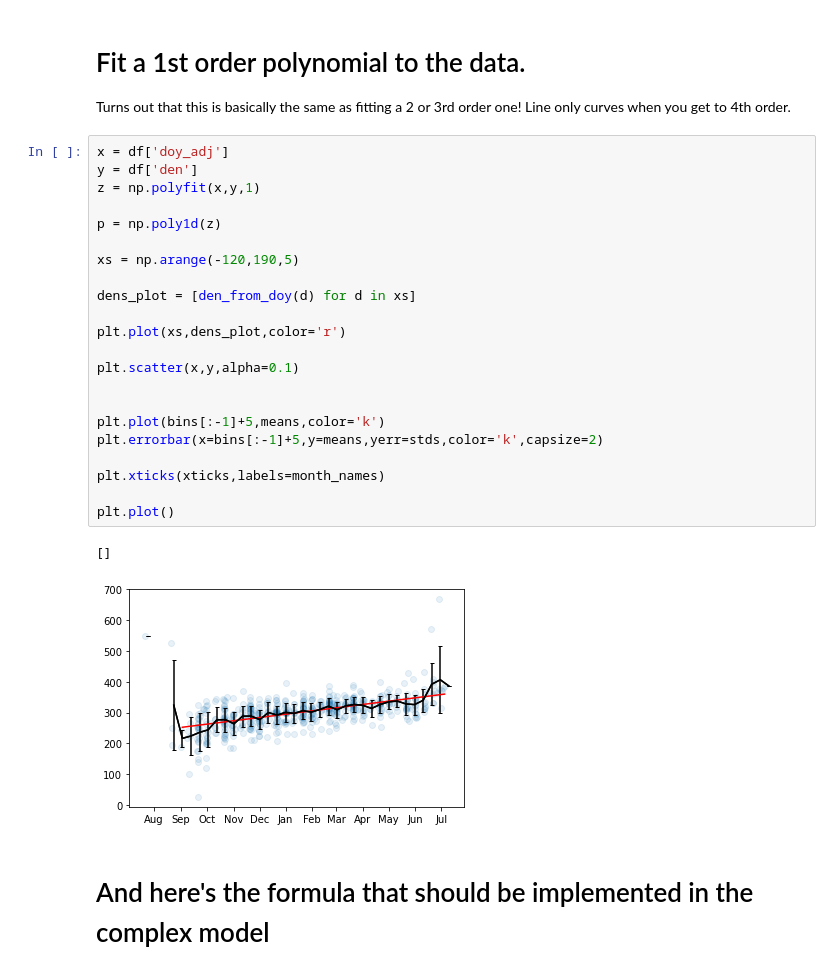
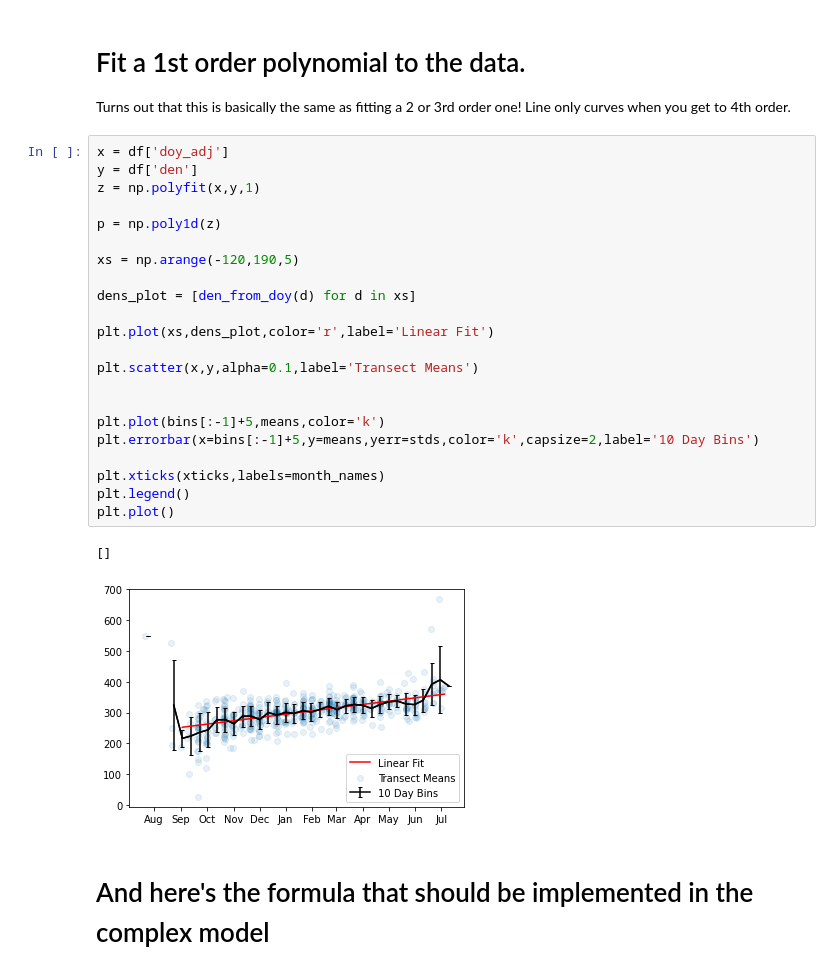
Before and after one commit to robbiemallett/snow_conductivity, a Jupyter notebook: notebooks/Density_evolution.ipynb, the cells around one changed output. Saved outputs shown, nothing was run; the diff lists cells and outputs as text.

```diff
--- a/notebooks/Density_evolution.ipynb
+++ b/notebooks/Density_evolution.ipynb
@@ -132,28 +118,28 @@ Turns out that this is basically the same as fitting a 2 or 3rd order one! Line
 # %%
 x = df['doy_adj']
 y = df['den']
 z = np.polyfit(x,y,1)
 
 p = np.poly1d(z)
 
 xs = np.arange(-120,190,5)
 
 dens_plot = [den_from_doy(d) for d in xs]
 
-plt.plot(xs,dens_plot,color='r')
+plt.plot(xs,dens_plot,color='r',label='Linear Fit')
 
-plt.scatter(x,y,alpha=0.1)
+plt.scatter(x,y,alpha=0.1,label='Transect Means')
 
 
 plt.plot(bins[:-1]+5,means,color='k')
-plt.errorbar(x=bins[:-1]+5,y=means,yerr=stds,color='k',capsize=2)
+plt.errorbar(x=bins[:-1]+5,y=means,yerr=stds,color='k',capsize=2,label='10 Day Bins')
 
 plt.xticks(xticks,labels=month_names)
-
+plt.legend()
 plt.plot()
 # %% [output]
 []
-[figure, old version]
+[figure, new version]
 # %% [markdown]
 # And here's the formula that should be implemented in the complex model
 # %%
```
Also changed, not shown: parts of 1 cell of this notebook.
